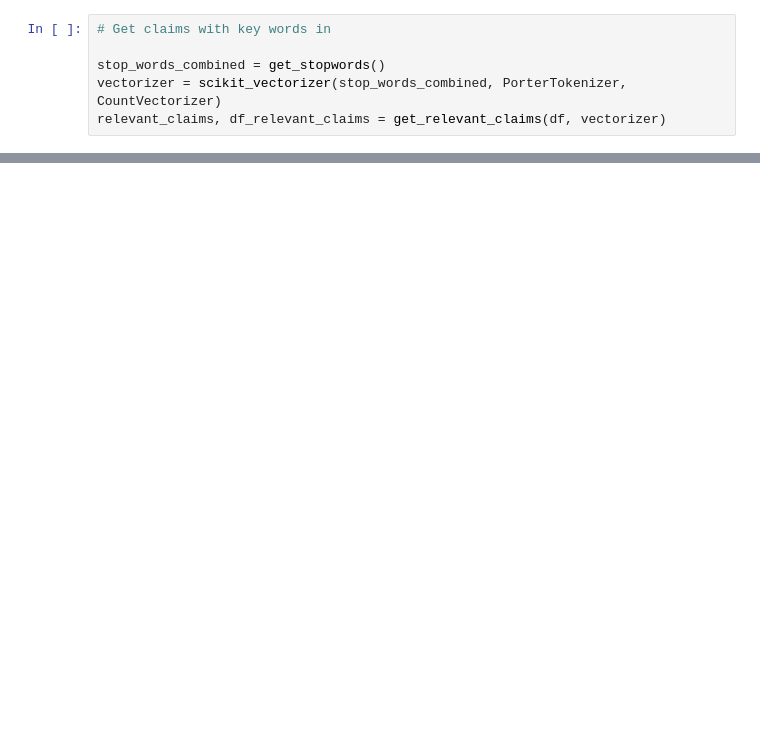
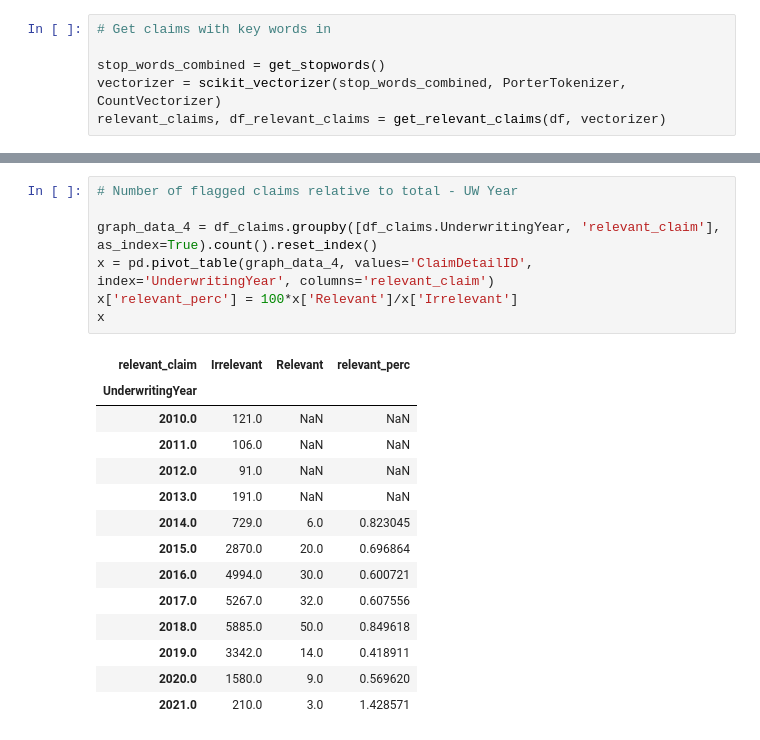
Before and after one commit to ReturnoftheMak/claims_trends, a Jupyter notebook: claims_trends/concussion_notebook.ipynb, the cells around one changed output, grey strips where cells are left out. Cells and saved outputs as stored; diff of their text form; blank space fills up the shorter version.

```diff
--- a/claims_trends/concussion_notebook.ipynb
+++ b/claims_trends/concussion_notebook.ipynb
@@ -59,0 +95,22 @@ df_claims = get_full_claims_data(engine)
+# %%
+# Number of flagged claims relative to total - UW Year
+
+graph_data_4 = df_claims.groupby([df_claims.UnderwritingYear, 'relevant_claim'], as_index=True).count().reset_index()
+x = pd.pivot_table(graph_data_4, values='ClaimDetailID', index='UnderwritingYear', columns='relevant_claim')
+x['relevant_perc'] = 100*x['Relevant']/x['Irrelevant']
+x
+# %% [output]
+| relevant_claim | Irrelevant | Relevant | relevant_perc |
+| UnderwritingYear |  |  |  |
+| 2010.0 | 121.0 | NaN | NaN |
+| 2011.0 | 106.0 | NaN | NaN |
+| 2012.0 | 91.0 | NaN | NaN |
+| 2013.0 | 191.0 | NaN | NaN |
+| 2014.0 | 729.0 | 6.0 | 0.823045 |
+| 2015.0 | 2870.0 | 20.0 | 0.696864 |
+| 2016.0 | 4994.0 | 30.0 | 0.600721 |
+| 2017.0 | 5267.0 | 32.0 | 0.607556 |
+| 2018.0 | 5885.0 | 50.0 | 0.849618 |
+| 2019.0 | 3342.0 | 14.0 | 0.418911 |
+| 2020.0 | 1580.0 | 9.0 | 0.569620 |
+| 2021.0 | 210.0 | 3.0 | 1.428571 |
```
Also changed, not shown: parts of 14 cells of this notebook, 7 other files.
